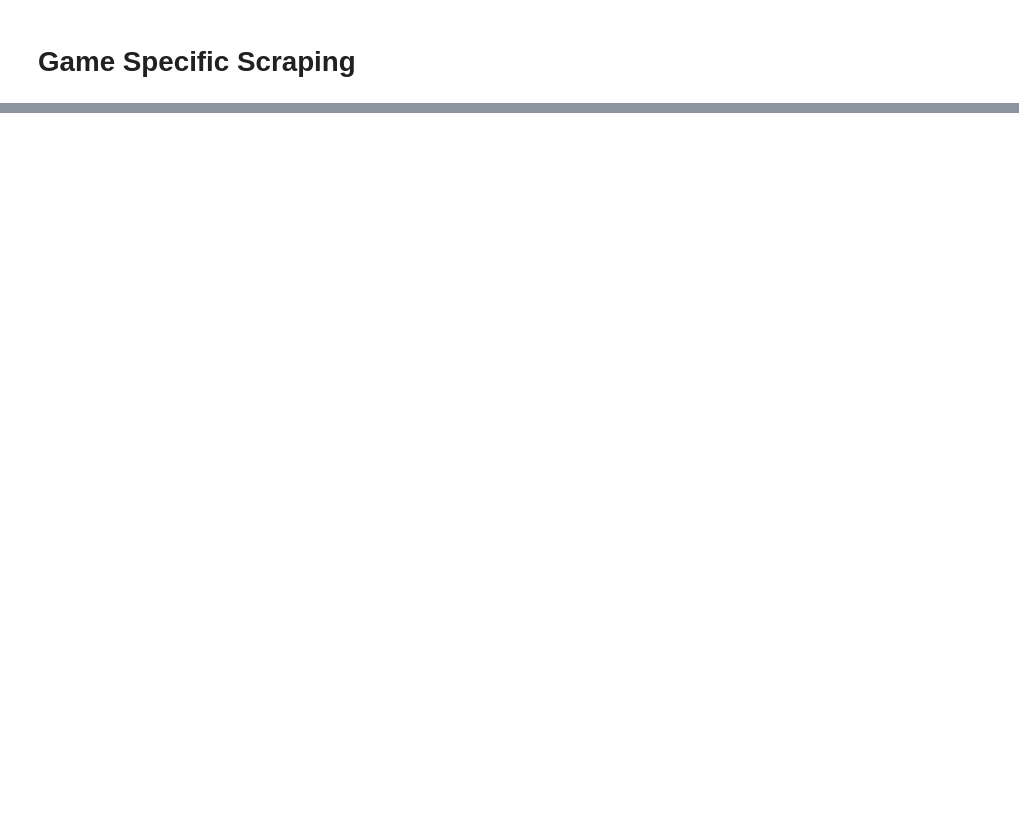
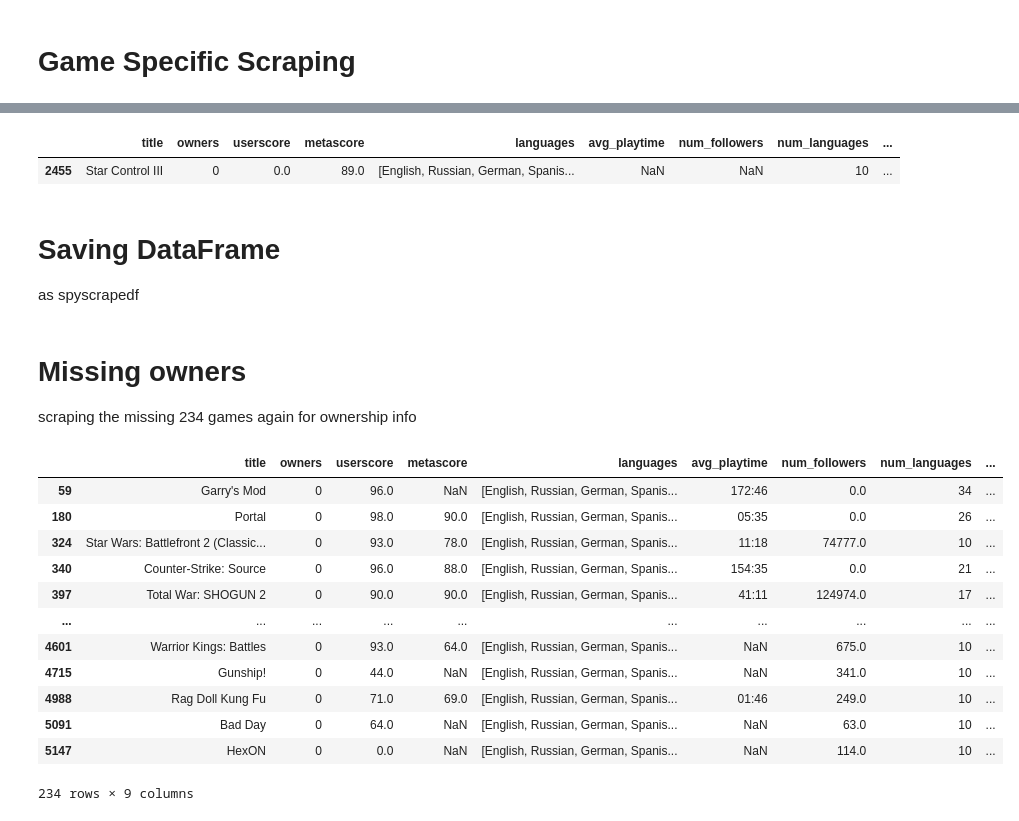
Before and after one commit to MichaelHarnett/Regression_Metis, a Jupyter notebook: steamspy_scraping.ipynb, the cells around one changed output, grey strips where cells are left out. Cells and saved outputs as stored; diff of their text form; code cells hidden in the pictures; blank space fills up the shorter version.

Commit message:
finalized all scraping, began modeling

```diff
--- a/steamspy_scraping.ipynb
+++ b/steamspy_scraping.ipynb
@@ -48,0 +346,2 @@ soup.find('strong',text='Owners').next_sibling
+# %%
+spyscrapedf.userscore = spyscrapedf.userscore.fillna(0)
@@ -48,0 +369,6 @@ soup.find('strong',text='Owners').next_sibling
+# %%
+spyscrapedf['has_meta']=0
+# %%
+
+
+spyscrapedf.loc[spyscrapedf.metascore>0,['has_meta']]=1
@@ -48,0 +403,10 @@ soup.find('strong',text='Owners').next_sibling
+# %%
+spyscrapedf[spyscrapedf.num_followers.isna()]
+# %% [output]
+|  | title | owners | userscore | metascore | languages | avg_playtime | num_followers | num_languages | ... |
+| 2455 | Star Control III | 0 | 0.0 | 89.0 | [English, Russian, German, Spanis... | NaN | NaN | 10 | ... |
+# %%
+spyscrapedf.num_followers = spyscrapedf.num_followers.fillna(0)
+# %% [markdown]
+# Saving DataFrame
+as spyscrapedf
@@ -48,0 +415,19 @@ soup.find('strong',text='Owners').next_sibling
+# %% [markdown]
+# Missing owners
+scraping the missing 234 games again for ownership info
+# %%
+spyscrapedf[spyscrapedf.owners==0]
+# %% [output]
+|  | title | owners | userscore | metascore | languages | avg_playtime | num_followers | num_languages | ... |
+| 59 | Garry's Mod | 0 | 96.0 | NaN | [English, Russian, German, Spanis... | 172:46 | 0.0 | 34 | ... |
+| 180 | Portal | 0 | 98.0 | 90.0 | [English, Russian, German, Spanis... | 05:35 | 0.0 | 26 | ... |
+| 324 | Star Wars: Battlefront 2 (Classic... | 0 | 93.0 | 78.0 | [English, Russian, German, Spanis... | 11:18 | 74777.0 | 10 | ... |
+| 340 | Counter-Strike: Source | 0 | 96.0 | 88.0 | [English, Russian, German, Spanis... | 154:35 | 0.0 | 21 | ... |
+| 397 | Total War: SHOGUN 2 | 0 | 90.0 | 90.0 | [English, Russian, German, Spanis... | 41:11 | 124974.0 | 17 | ... |
+| ... | ... | ... | ... | ... | ... | ... | ... | ... | ... |
+| 4601 | Warrior Kings: Battles | 0 | 93.0 | 64.0 | [English, Russian, German, Spanis... | NaN | 675.0 | 10 | ... |
+| 4715 | Gunship! | 0 | 44.0 | NaN | [English, Russian, German, Spanis... | NaN | 341.0 | 10 | ... |
+| 4988 | Rag Doll Kung Fu | 0 | 71.0 | 69.0 | [English, Russian, German, Spanis... | 01:46 | 249.0 | 10 | ... |
+| 5091 | Bad Day | 0 | 64.0 | NaN | [English, Russian, German, Spanis... | NaN | 63.0 | 10 | ... |
+| 5147 | HexON | 0 | 0.0 | NaN | [English, Russian, German, Spanis... | NaN | 114.0 | 10 | ... |
+234 rows × 9 columns
```
Also changed, not shown: parts of 59 cells of this notebook, 17 other files.
